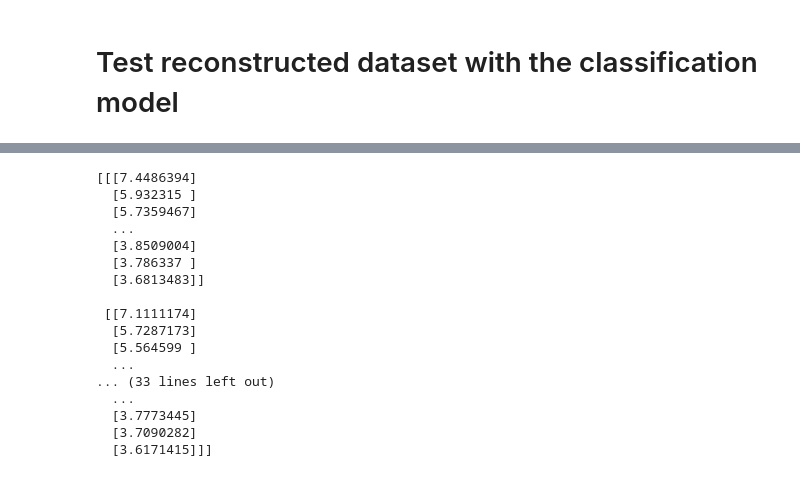
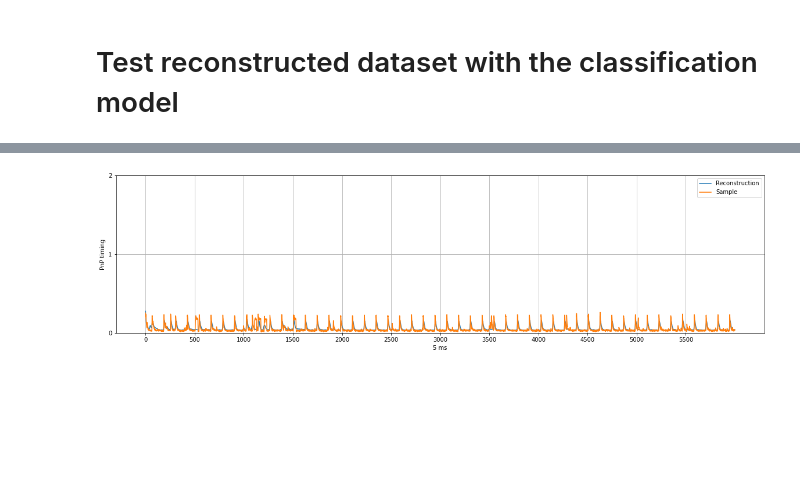
Before and after one commit to egesko/SideChannel-AdversarialAI, a Jupyter notebook: Tensorflow/VAE_notebook.ipynb, the cells around one changed output, grey strips where cells are left out. Cells and saved outputs as stored; diff of their text form; code cells hidden in the pictures; blank space fills up the shorter version.

Commit message:
Working version of Variational AutoEncoder Updated VAE is in VAE_notebook.ipynb

```diff
--- a/Tensorflow/VAE_notebook.ipynb
+++ b/Tensorflow/VAE_notebook.ipynb
@@ -176,10 +173,15 @@ minimum = np.amin(trainX)
 maximum = np.amax(trainX)
 
 trainX = (trainX-minimum)/(maximum-minimum)
+
+classToCut = 6
+
+trainXCUT = trainX[classToCut::14]
+trainYCUT = trainY[classToCut::14]
 # %% [markdown]
 # Train model
 # %%
 vae = VAE(encoder, decoder)
 vae.compile(optimizer=keras.optimizers.Adam())
-history = vae.fit(trainX, epochs=50, batch_size=32)
+history = vae.fit(trainXCUT, epochs=25, batch_size=32)
 # %% [output]
@@ -241,20 +238,30 @@ for i in range(14):
-# %%
-print(reconstructed_x)
-# %% [output]
-[[[7.4486394]
-  [5.932315 ]
-  [5.7359467]
-  ...
-  [3.8509004]
-  [3.786337 ]
-  [3.6813483]]
-
- [[7.1111174]
-  [5.7287173]
-  [5.564599 ]
-  ...
-... (33 lines left out)
-  ...
-  [3.7773445]
-  [3.7090282]
-  [3.6171415]]]
+# %%
+
+trainXCUT = trainX[classToCut::14]
+trainYCUT = trainY[classToCut::14]
+
+z_mean, z_log_var, z = vae.encoder.predict(trainXCUT)
+reconstructed_x = vae.decoder.predict(z)*(maximum-minimum)+minimum
+
+fig = plt.figure(figsize=(20,5))
+#plt.plot(results)
+
+sampleToPredict = 17
+
+plt.plot(reconstructed_x[sampleToPredict],label='Reconstruction')
+plt.plot(trainXCUT[sampleToPredict]*(maximum-minimum)+minimum,label='Sample')
+#plt.plot(data3[0],label=3)
+#plt.plot(data4[0],label=4)
+#plt.plot(averageArray[0])
+
+plt.legend()
+plt.yticks(np.arange(0, 3, 1))
+plt.xticks(np.arange(0, 6000, 500))
+plt.grid()
+#plt.axhline(linewidth=1, color='r')
+plt.xlabel("5 ms")
+plt.ylabel("PnP timing")
+#figure(figsize=(8, 6), dpi=80)
+fig.savefig('vis_test.png',dpi=200)
+# %% [output]
+[figure, added]
```
Also changed, not shown: parts of 4 cells of this notebook, 5 other files.
